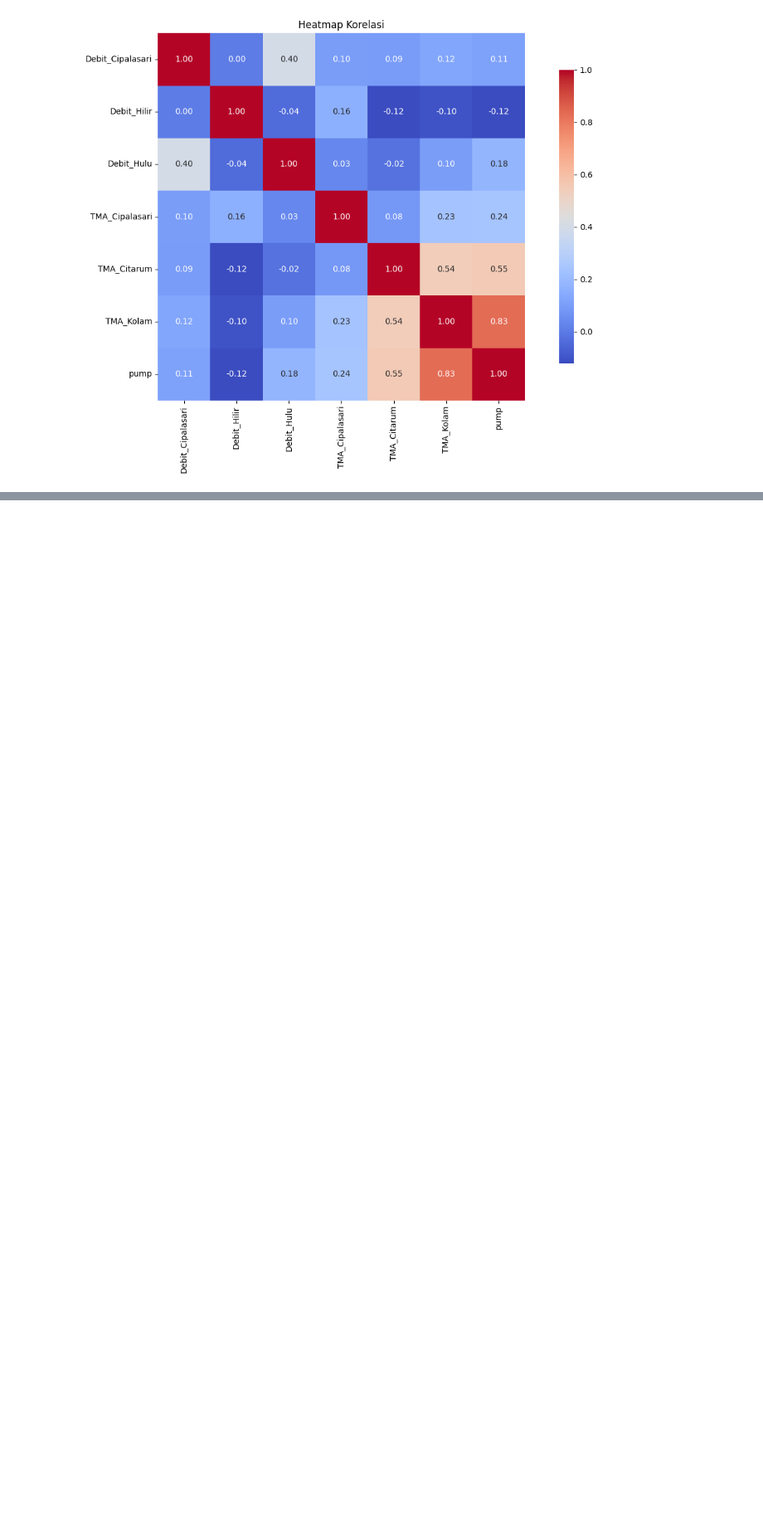
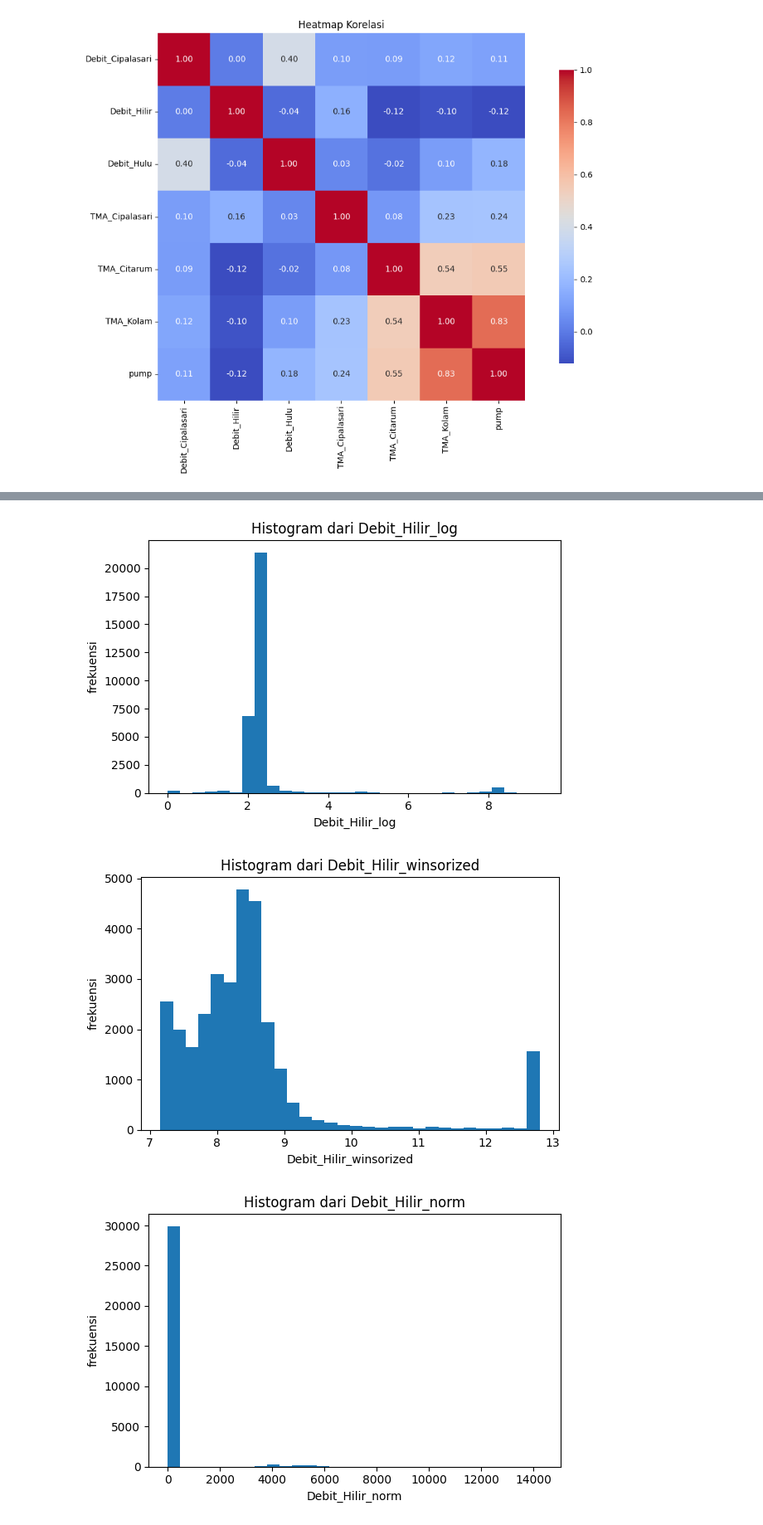
Before and after one commit to mahakiim/dummy_ml, a Jupyter notebook: main4.ipynb, the cells around one changed output, grey strips where cells are left out. Shown at 83% size. Drawn from its saved outputs; the diff is of its cells as text; code cells hidden in the pictures; blank space fills up the shorter version.

```diff
--- a/main4.ipynb
+++ b/main4.ipynb
@@ -297,0 +298,68 @@ for col in variants:
+# %%
+# 3. Debit_Hilir
+
+# Transformasi Logaritmik
+df['Debit_Hilir_log'] = np.log1p(df['Debit_Hilir'])
+
+# Transformasi Winsorization
+df['Debit_Hilir_winsorized'] = stats.mstats.winsorize(df['Debit_Hilir'], limits=[0.05, 0.05])
+# df['Debit_Hulu_winsorized'] = stats.mstats.winsorize(df['Debit_Hulu'], limits=[0.05, 0.05])
+
+# Transformasi Robust Scaler
+robust_scaler = RobustScaler()
+df['Debit_Hilir_norm'] = robust_scaler.fit_transform(df[['Debit_Hilir']])
+
+# Transformasi Quantile Transformer
+quantile_transformer = QuantileTransformer(output_distribution='normal')
+df['Debit_Hilir_quantile'] = quantile_transformer.fit_transform(df[['Debit_Hilir']])
+# %%
+#Lakukan Transformasi log, winsorization, dan robust scaling pada masing masing data hidrologis
+# 3. Debit_Hilir
+
+var = 'Debit_Hilir'
+variants = [
+    f'{var}_log',
+    f'{var}_winsorized',
+    f'{var}_norm',
+    f'{var}_quantile'
+]
+
+hasil = []
+for col in variants:
+    data = df[col].dropna()
+    skew = data.skew()
+    if len(data) <= 5000:
+        stat, p = stats.shapiro(data)
+        test = 'Shapiro-Wilk'
+    else:
+        stat, p = stats.normaltest(data)
+        test = 'D’Agostino K²'
+    hasil.append({
+        'variabel': col,
+        'skewness': skew,
+        'stat': stat,
+        'p_value': p,
+        'test': test
+    })
+
+    hasil_df = pd.DataFrame(hasil)
+    print(hasil_df)
+
+# lakukan statistical test menggunakan Q-Q plot
+for col in variants:
+    data = df[col].dropna()
+    plt.figure(figsize=(6,4))
+    plt.hist(data, bins=30)
+    plt.title(f'Histogram dari {col}')
+    plt.xlabel(col); plt.ylabel('frekuensi')
+    plt.tight_layout()
+    plt.show()
+
+for col in variants:
+    plt.figure(figsize=(8, 6))
+    stats.probplot(df[col].dropna(), dist="norm", plot=plt)
+    plt.title(f'Q-Q Plot dari {col}')
+    plt.grid()
+    plt.tight_layout()
+    plt.show()
+# %% [output]
@@ -297,0 +380,3 @@ for col in variants:
+[figure, added]
+[figure, added]
+[figure, added]
```
Also changed, not shown: parts of 17 cells of this notebook.
